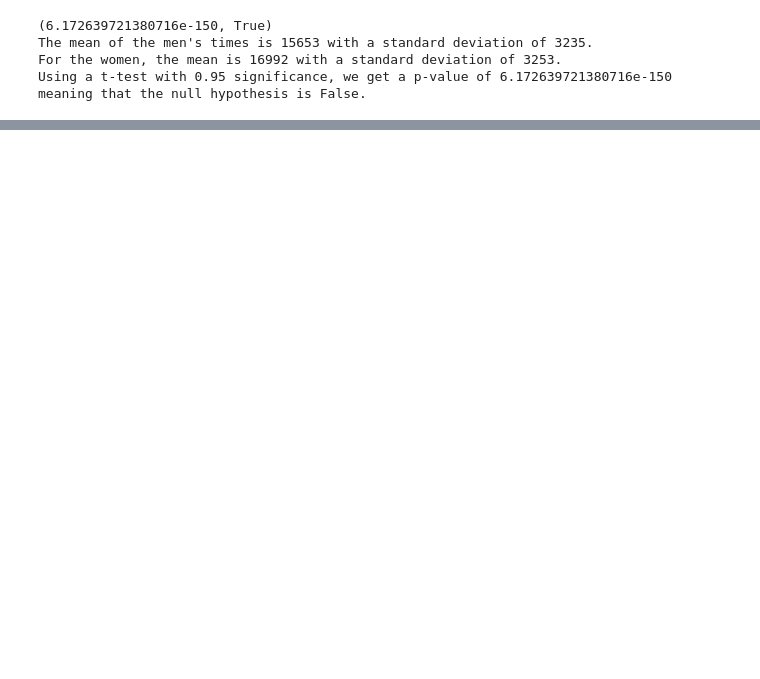
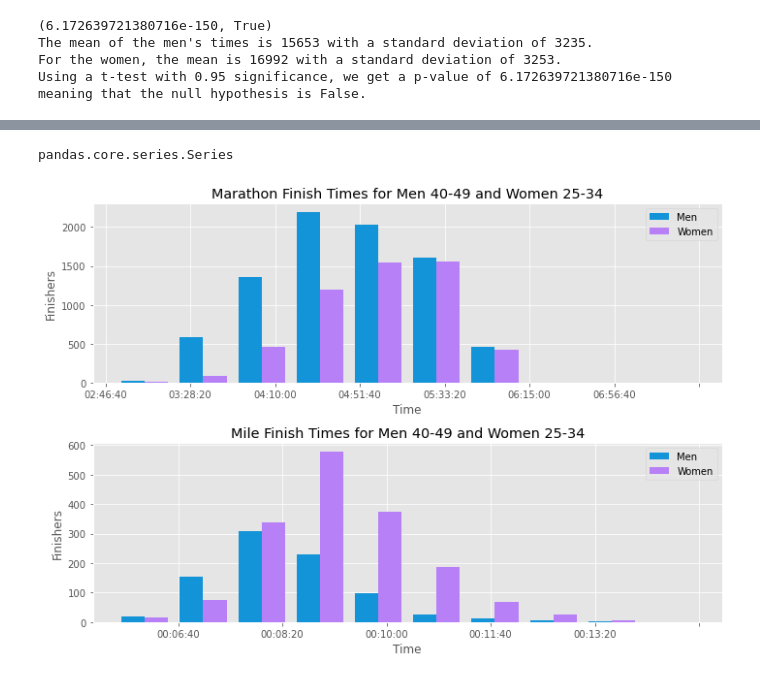
Before and after one commit to annewbarry/running_rivalries, a Jupyter notebook: Real_data_stats.ipynb, the cells around one changed output, grey strips where cells are left out. Cells and saved outputs as stored; diff of their text form; code cells hidden in the pictures; blank space fills up the shorter version.

```diff
--- a/Real_data_stats.ipynb
+++ b/Real_data_stats.ipynb
@@ -173,0 +215,17 @@ In order to determine that men perform differently than women, the mean of the w
+# %%
+type(M_Mar['name'])
+# %% [output]
+pandas.core.series.Series
+# %%
+def sub_12(df):
+    df_new = df[df['Time(sec)']<18864]
+    return df_new['Time(sec)']
+
+def sub_12_mile(df):
+    df_new = df[df['Time(sec)']< 720]
+    return df_new['Time(sec)']
+sub_12_list = [sub_12(M_Mar), sub_12(W_Mar), sub_12_mile(M_Mile), sub_12_mile(W_Mile)]
+
+plot_histograms(sub_12_list, formatTime(secs_mar), formatTime(secs_mile))
+# %% [output]
+[figure, added]
```
Also changed, not shown: parts of 10 cells of this notebook.
